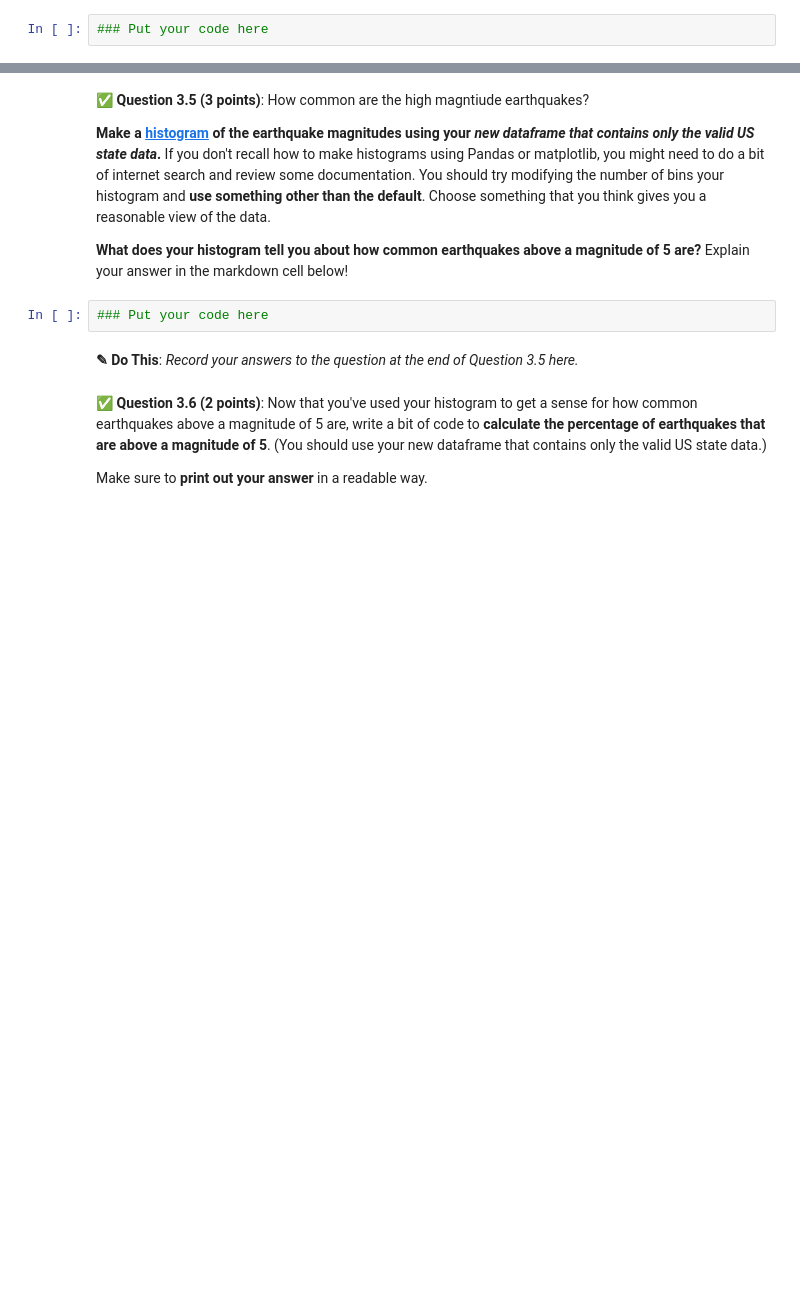
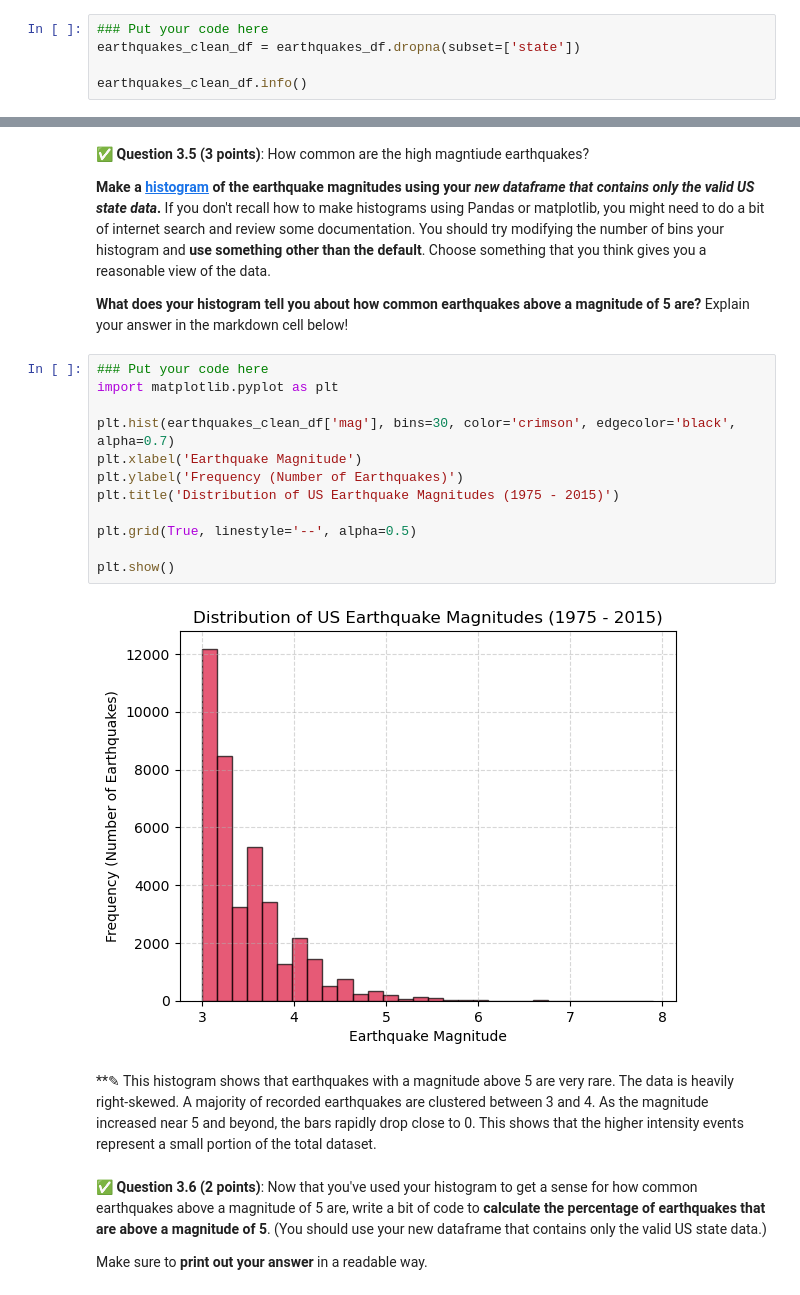
Before and after one commit to Ptona32/CMSE202-s26-turnin, a Jupyter notebook: hw-01/HW-01_GitPracticeDebuggingPythonPackagesAndClasses-STUDENT.ipynb, the cells around one changed output, grey strips where cells are left out. Drawn from its saved outputs; the diff is of its cells as text; blank space fills up the shorter version.

```diff
--- a/hw-01/HW-01_GitPracticeDebuggingPythonPackagesAndClasses-STUDENT.ipynb
+++ b/hw-01/HW-01_GitPracticeDebuggingPythonPackagesAndClasses-STUDENT.ipynb
@@ -363,3 +401,6 @@ Does the resulting plot meet your expectations? Is there anything that surprises
 **Use this function to create a new dataframe that only contains the rows with a valid entry in the `state` column.**
 # %%
 ### Put your code here
+earthquakes_clean_df = earthquakes_df.dropna(subset=['state'])
+
+earthquakes_clean_df.info()
@@ -369,10 +428,22 @@ Does the resulting plot meet your expectations? Is there anything that surprises
 **Make a [histogram](https://en.wikipedia.org/wiki/Histogram) of the earthquake magnitudes using your *new dataframe that contains only the valid US state data*.** If you don't recall how to make histograms using Pandas or matplotlib, you might need to do a bit of internet search and review some documentation. You should try modifying the number of bins your histogram and **use something other than the default**. Choose something that you think gives you a reasonable view of the data.
 
 **What does your histogram tell you about how common earthquakes above a magnitude of 5 are?** Explain your answer in the markdown cell below!
-# %%
-### Put your code here
-# %% [markdown]
-**<font size=+3>&#9998;</font> Do This**: *Record your answers to the question at the end of Question 3.5 here.*
+# %%
+### Put your code here
+import matplotlib.pyplot as plt
+
+plt.hist(earthquakes_clean_df['mag'], bins=30, color='crimson', edgecolor='black', alpha=0.7)
+plt.xlabel('Earthquake Magnitude')
+plt.ylabel('Frequency (Number of Earthquakes)')
+plt.title('Distribution of US Earthquake Magnitudes (1975 - 2015)')
+
+plt.grid(True, linestyle='--', alpha=0.5)
+
+plt.show()
+# %% [output]
+[figure, added]
+# %% [markdown]
+**<font size=+3>&#9998;</font> This histogram shows that earthquakes with a magnitude above 5 are very rare. The data is heavily right-skewed. A majority of recorded earthquakes are clustered between 3 and 4. As the magnitude increased near 5 and beyond, the bars rapidly drop close to 0. This shows that the higher intensity events represent a small portion of the total dataset.
 # %% [markdown]
 &#9989; **Question 3.6 (2 points)**: Now that you've used your histogram to get a sense for how common earthquakes above a magnitude of 5 are, write a bit of code to **calculate the percentage of earthquakes that are above a magnitude of 5**. (You should use your new dataframe that contains only the valid US state data.)
 
```
Also changed, not shown: parts of 13 cells of this notebook.
